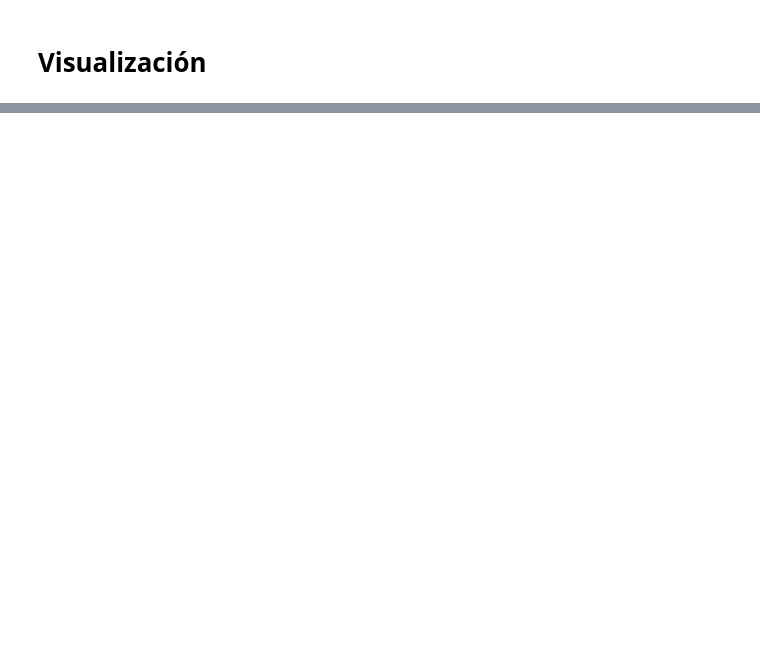
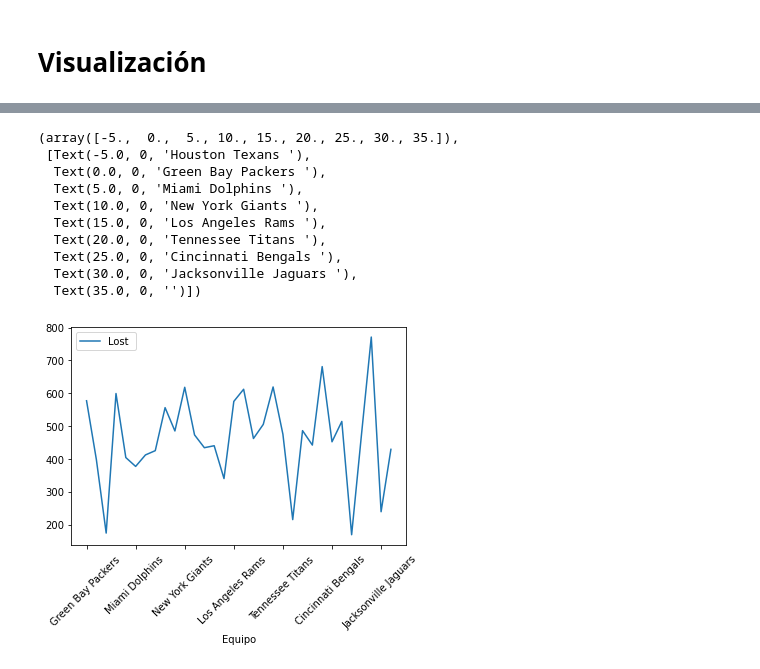
Before and after one commit to luiggix/Python_cero_a_experto, a Jupyter notebook: 05_Analisis_de_Datos.ipynb, the cells around one changed output, grey strips where cells are left out. Cells and saved outputs as stored; diff of their text form; code cells hidden in the pictures; blank space fills up the shorter version.

```diff
--- a/05_Analisis_de_Datos.ipynb
+++ b/05_Analisis_de_Datos.ipynb
@@ -431,4 +1147,17 @@ nfl_frame.plot()
 # %%
 nfl_frame.plot(y='Lost ', x='Equipo')
+plt.xticks(rotation=45)
+# %% [output]
+(array([-5.,  0.,  5., 10., 15., 20., 25., 30., 35.]),
+ [Text(-5.0, 0, 'Houston Texans '),
+  Text(0.0, 0, 'Green Bay Packers '),
+  Text(5.0, 0, 'Miami Dolphins '),
+  Text(10.0, 0, 'New York Giants '),
+  Text(15.0, 0, 'Los Angeles Rams '),
+  Text(20.0, 0, 'Tennessee Titans '),
+  Text(25.0, 0, 'Cincinnati Bengals '),
+  Text(30.0, 0, 'Jacksonville Jaguars '),
+  Text(35.0, 0, '')])
+[figure, added]
 # %%
 nfl_frame.iloc[:,3].plot(kind='bar')
```
Also changed, not shown: parts of 120 cells of this notebook, 6 other files.
